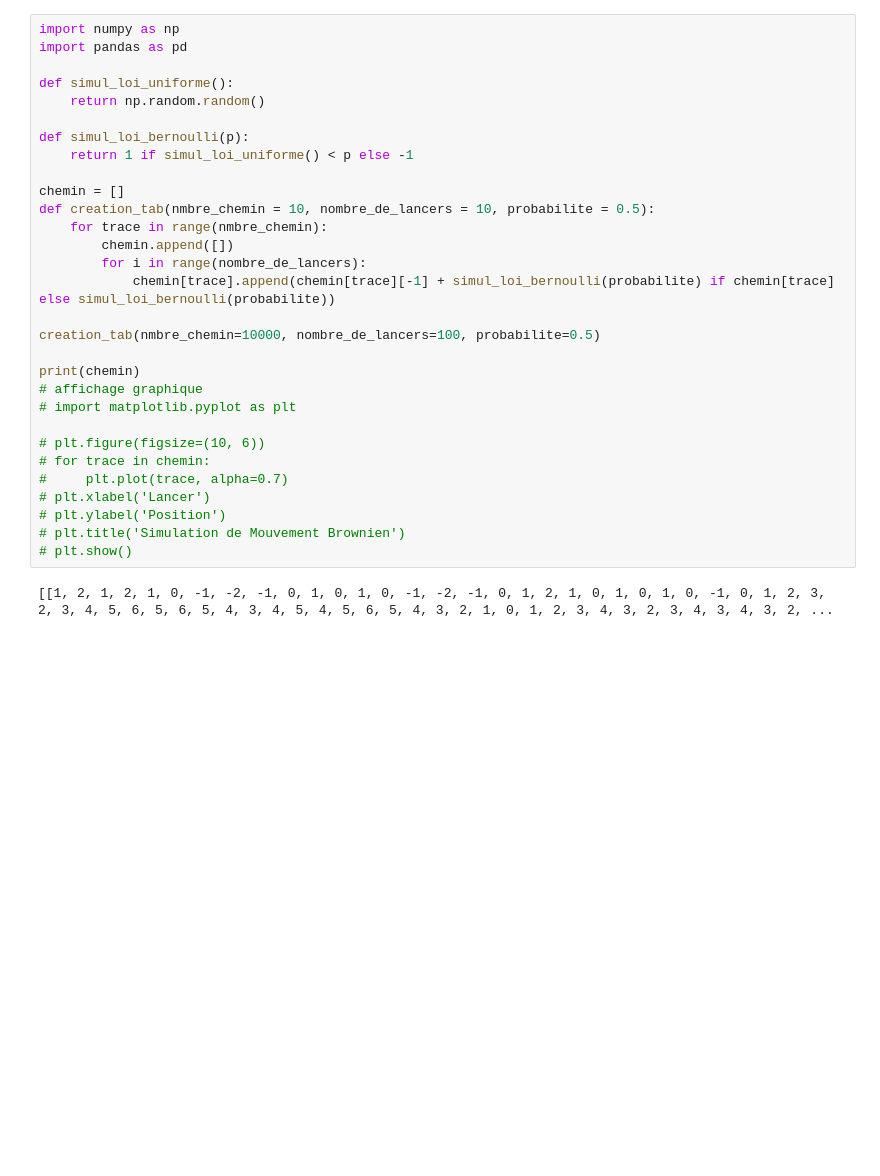
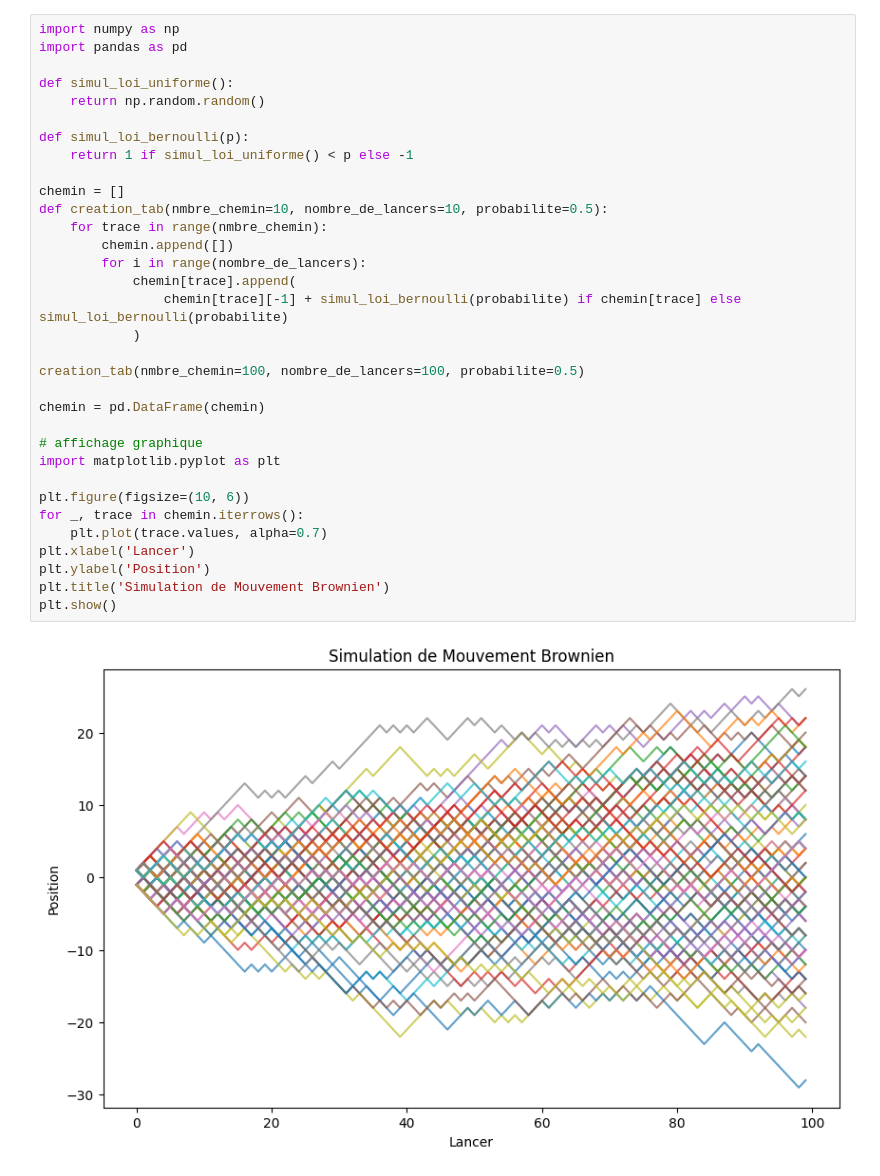
Before and after one commit to Simonhamel1/S2-info, a Jupyter notebook: MC/test.ipynb, the cells around one changed output. Cells and saved outputs as stored; diff of their text form; blank space fills up the shorter version.

```diff
--- a/MC/test.ipynb
+++ b/MC/test.ipynb
@@ -1,35 +1,38 @@
 # %%
 import numpy as np
 import pandas as pd
 
 def simul_loi_uniforme():
     return np.random.random()
 
 def simul_loi_bernoulli(p):
     return 1 if simul_loi_uniforme() < p else -1
 
 chemin = []
-def creation_tab(nmbre_chemin = 10, nombre_de_lancers = 10, probabilite = 0.5):
+def creation_tab(nmbre_chemin=10, nombre_de_lancers=10, probabilite=0.5):
     for trace in range(nmbre_chemin):
         chemin.append([])
         for i in range(nombre_de_lancers):
-            chemin[trace].append(chemin[trace][-1] + simul_loi_bernoulli(probabilite) if chemin[trace] else simul_loi_bernoulli(probabilite))
+            chemin[trace].append(
+                chemin[trace][-1] + simul_loi_bernoulli(probabilite) if chemin[trace] else simul_loi_bernoulli(probabilite)
+            )
 
-creation_tab(nmbre_chemin=10000, nombre_de_lancers=100, probabilite=0.5)
+creation_tab(nmbre_chemin=100, nombre_de_lancers=100, probabilite=0.5)
 
-print(chemin)
+chemin = pd.DataFrame(chemin)
+
 # affichage graphique
-# import matplotlib.pyplot as plt
+import matplotlib.pyplot as plt
 
-# plt.figure(figsize=(10, 6))
-# for trace in chemin:
-#     plt.plot(trace, alpha=0.7)
-# plt.xlabel('Lancer')
-# plt.ylabel('Position')
-# plt.title('Simulation de Mouvement Brownien')
-# plt.show()
+plt.figure(figsize=(10, 6))
+for _, trace in chemin.iterrows():
+    plt.plot(trace.values, alpha=0.7)
+plt.xlabel('Lancer')
+plt.ylabel('Position')
+plt.title('Simulation de Mouvement Brownien')
+plt.show()
 # %% [output]
-[[1, 2, 1, 2, 1, 0, -1, -2, -1, 0, 1, 0, 1, 0, -1, -2, -1, 0, 1, 2, 1, 0, 1, 0, 1, 0, -1, 0, 1, 2, 3, 2, 3, 4, 5, 6, 5, 6, 5, 4, 3, 4, 5, 4, 5, 6, 5, 4, 3, 2, 1, 0, 1, 2, 3, 4, 3, 2, 3, 4, 3, 4, 3, 2, ...
+[figure, added]
 # %%
 import pandas as pd
 
```
Also changed, not shown: parts of 1 cell of this notebook, 2 other files.
